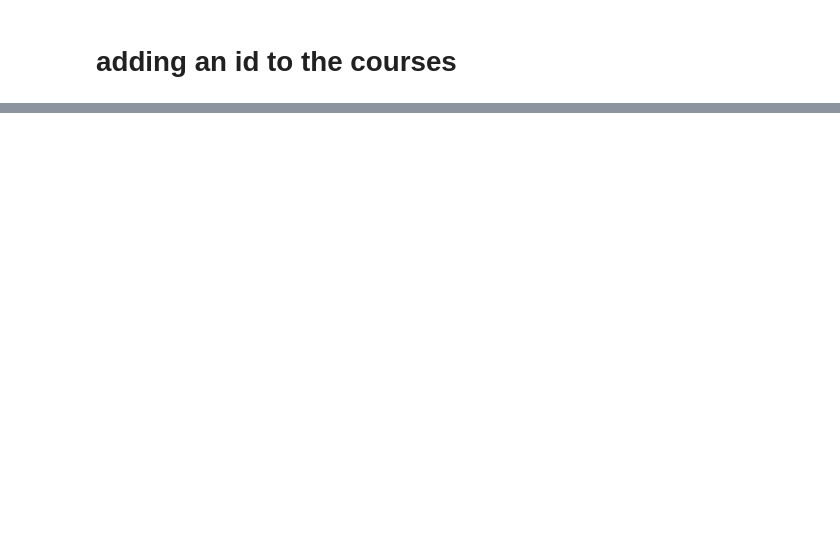
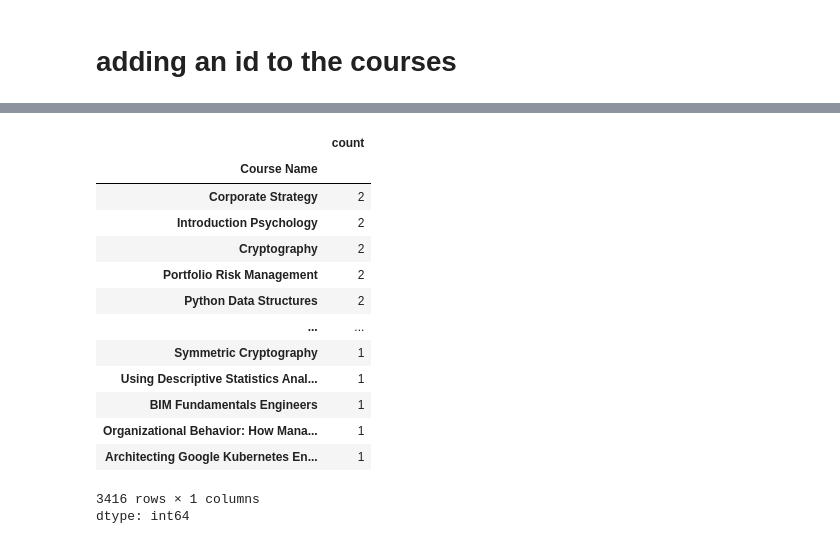
Before and after one commit to TeamP3-2/explore_datasets, a Jupyter notebook: data_cleaning___Hackathon.ipynb, the cells around one changed output, grey strips where cells are left out. Saved outputs shown, nothing was run; the diff lists cells and outputs as text; code cells hidden in the pictures; blank space fills up the shorter version.

```diff
--- a/data_cleaning___Hackathon.ipynb
+++ b/data_cleaning___Hackathon.ipynb
@@ -144,3 +108,0 @@ dtype: int64
-# %%
-df['Course Rating'].replace("Not Calibrated", 0, inplace=True)
-df['Course Rating'] = df['Course Rating'].astype(float)
@@ -237,7 +278 @@ df
 3424 rows × 8 columns
-# %%
-df['Combined Features'] = df['Course Description']
-
-# Step 2: Convert the combined text into TF-IDF features
-tfidf = TfidfVectorizer(stop_words='english')
-tfidf_matrix = tfidf.fit_transform(df['Combined Features'])
@@ -319,0 +279,18 @@ df.to_csv("processed_data.csv", index=False)
+# %%
+df['Course Name'].value_counts()
+# %% [output]
+|  | count |
+| Course Name |  |
+| Corporate Strategy | 2 |
+| Introduction Psychology | 2 |
+| Cryptography | 2 |
+| Portfolio Risk Management | 2 |
+| Python Data Structures | 2 |
+| ... | ... |
+| Symmetric Cryptography | 1 |
+| Using Descriptive Statistics Anal... | 1 |
+| BIM Fundamentals Engineers | 1 |
+| Organizational Behavior: How Mana... | 1 |
+| Architecting Google Kubernetes En... | 1 |
+3416 rows × 1 columns
+dtype: int64
```
Also changed, not shown: parts of 37 cells of this notebook, 1 other file.
